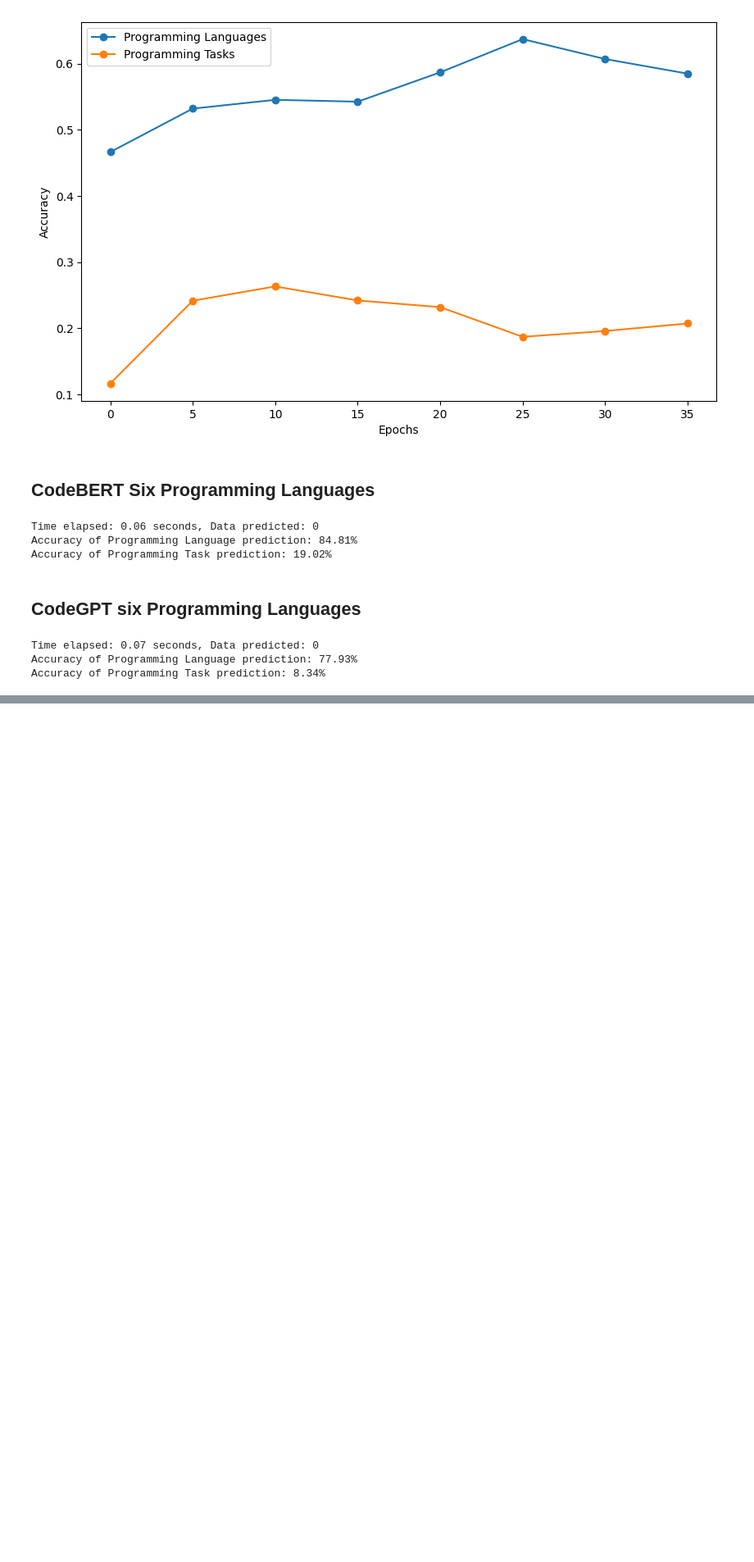
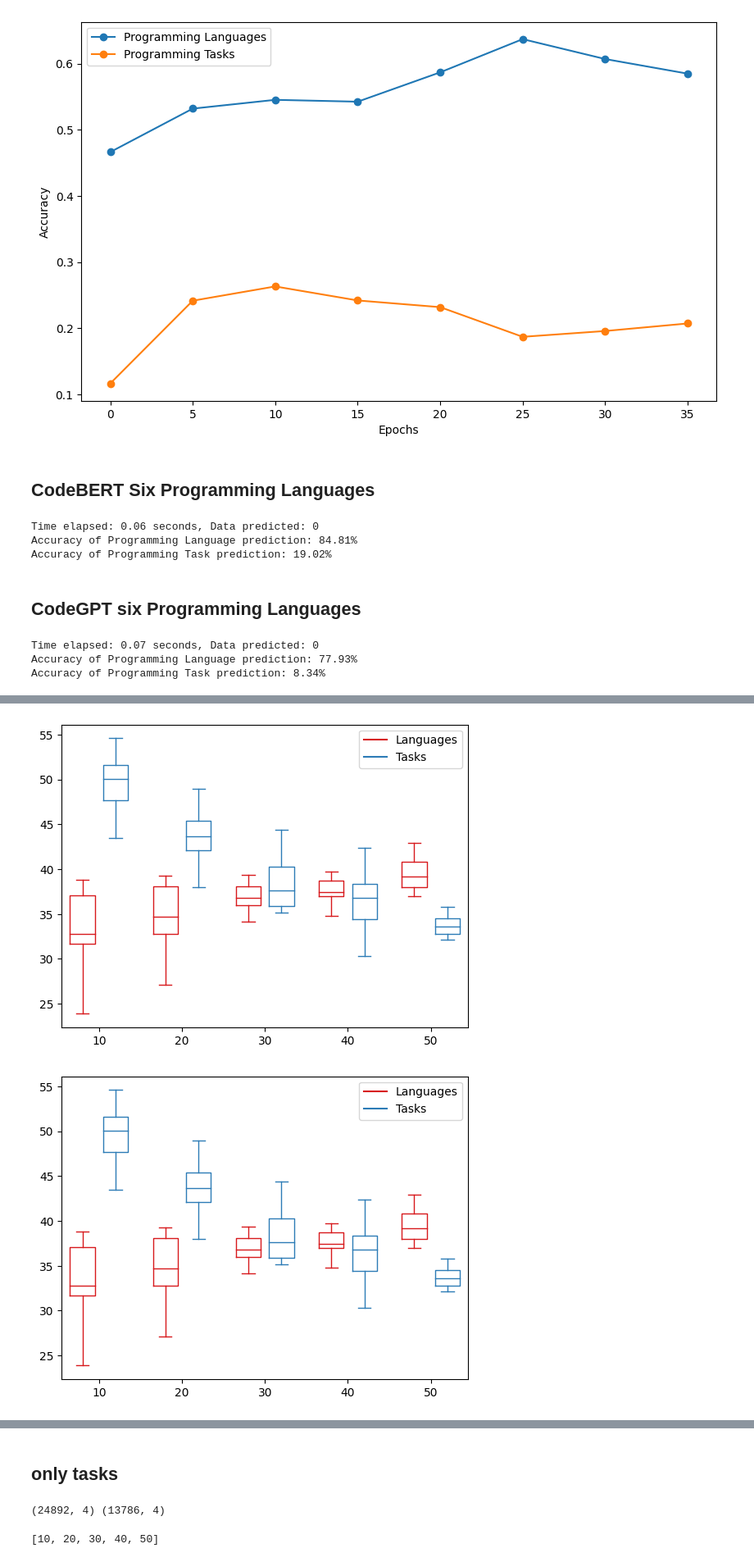
Before and after one commit to Simin404/literate_programming_llm, a Jupyter notebook: analyze_emb.ipynb, the cells around one changed output, grey strips where cells are left out. Shown: that part at 82% size. Drawn from its saved outputs; the diff is of its cells as text; code cells hidden in the pictures; blank space fills up the shorter version.

```diff
--- a/analyze_emb.ipynb
+++ b/analyze_emb.ipynb
@@ -231,0 +240,5 @@ analyze_data(model, train_df, test_df, device, mode = 'emb')
+# %%
+models = ['bert', 'gpt' , 'codebert' , 'codegpt' , 'roberta']
+results_dic = dict.fromkeys(models)
+for m in models:
+    results_dic[m] = {'pl_acc':[], 'pt_acc':[]}
@@ -231,0 +279,43 @@ analyze_data(model, train_df, test_df, device, mode = 'emb')
+# %%
+def chunks(xs, n):
+    n = max(1, n)
+    return (xs[i:i+n] for i in range(0, len(xs), n))
+# %%
+import matplotlib.pyplot as plt
+import numpy as np
+
+def set_box_color(bp, color):
+    plt.setp(bp['boxes'], color=color)
+    plt.setp(bp['whiskers'], color=color)
+    plt.setp(bp['caps'], color=color)
+    plt.setp(bp['medians'], color=color)
+
+def plot_box(acc_pl, acc_pt, num_task, model):
+    plt.figure()
+
+    bpl = plt.boxplot(bert_acc_pl, positions=np.array(range(len(bert_acc_pl)))*2.0-0.4, sym='', widths=0.6)
+    bpr = plt.boxplot(bert_acc_pt, positions=np.array(range(len(bert_acc_pt)))*2.0+0.4, sym='', widths=0.6)
+    set_box_color(bpl, '#D7191C')
+    set_box_color(bpr, '#2C7BB6')
+
+    # draw temporary red and blue lines and use them to create a legend
+    plt.plot([], c='#D7191C', label='Languages')
+    plt.plot([], c='#2C7BB6', label='Tasks')
+    plt.legend()
+
+    plt.xticks(range(0, 10, 2), num_task)
+
+    savefig('image/'+model + '_box.png')
+    show()
+# %%
+for model in models:
+    acc_pl = results_dic[model]['pl_acc']
+    acc_pl = list(chunks(acc_pl, 10))
+
+    acc_pt = results_dic[model]['pt_acc']
+    acc_pt = list(chunks(acc_pt, 10))
+
+    plot_box(acc_pl, acc_pt, num_task, model)
+# %% [output]
+[figure, added]
+[figure, added]
@@ -231,0 +328,15 @@ analyze_data(model, train_df, test_df, device, mode = 'emb')
+# %% [markdown]
+## only tasks
+# %%
+train_df =pd.read_csv('data/train_24892.csv')
+test_df = pd.read_csv('data/test_13786.csv')
+print(train_df.shape, test_df.shape)
+# %% [output]
+(24892, 4) (13786, 4)
+# %%
+all_tasks = list(set(train_df['task']))
+all_langs = list(set(train_df['language']))
+num_task = [i for i in range (10,60,10)]
+num_task
+# %% [output]
+[10, 20, 30, 40, 50]
```
Also changed, not shown: parts of 18 cells of this notebook, 1 other file.
